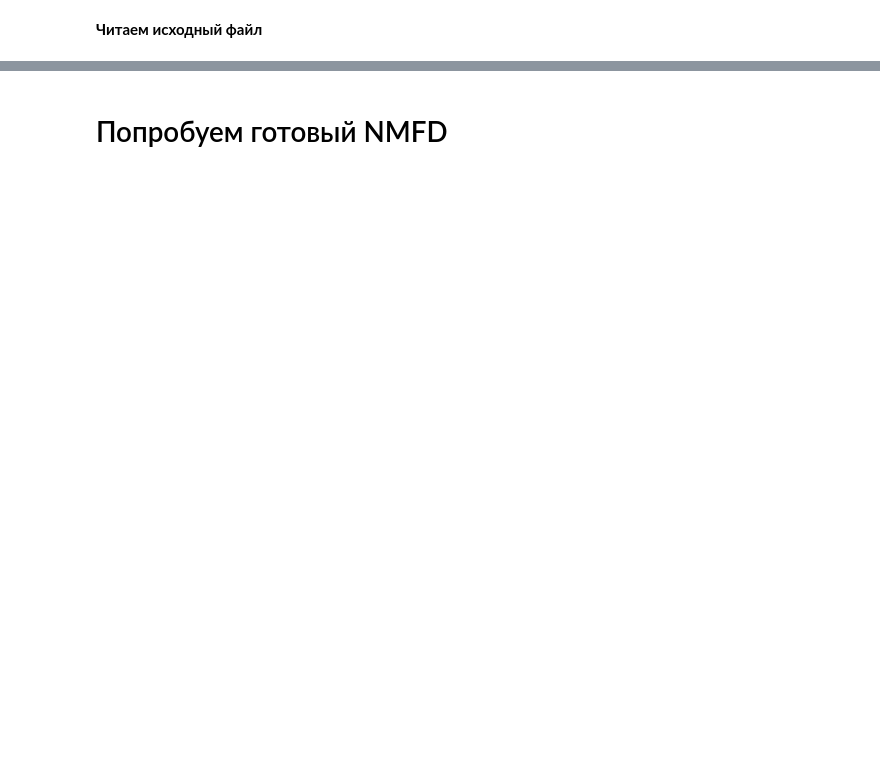
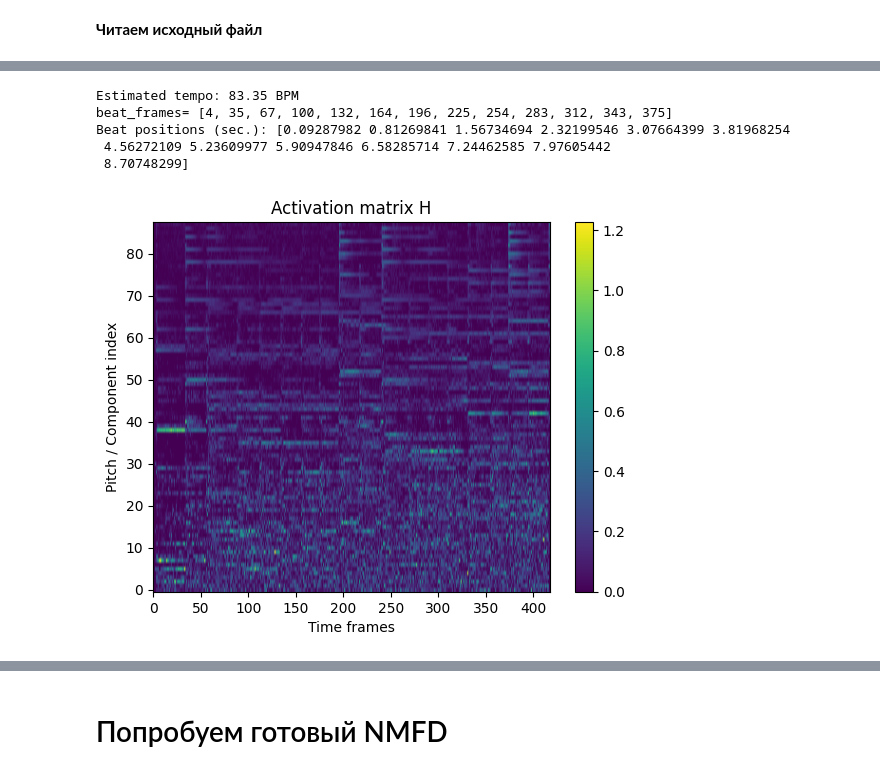
Before and after one commit to bierml/NMFforAMT, a Jupyter notebook: upgrade/Music_Transcribing[NMF].ipynb, the cells around one changed output, grey strips where cells are left out. Drawn from its saved outputs; the diff is of its cells as text; code cells hidden in the pictures; blank space fills up the shorter version.

```diff
--- a/upgrade/Music_Transcribing[NMF].ipynb
+++ b/upgrade/Music_Transcribing[NMF].ipynb
@@ -206,0 +199,43 @@ plt.show()
+# %%
+tempo, beats = librosa.beat.beat_track(y=x, sr=f_s)
+
+tempo = float(tempo)          # or: tempo = tempo.item()
+
+print(f"Estimated tempo: {tempo:.2f} BPM")
+
+beat_times = librosa.frames_to_time(beats, sr=f_s)
+beat_frames = list(map(int, beat_times * f_s / 1024))
+print("beat_frames=",beat_frames)
+print(f"Beat positions (sec.): {beat_times}")
+
+def beat_sync_H(H, beat_frames, mode="mean"):
+    Q, T = H.shape
+    B = len(beat_frames) - 1
+    H_beat = np.zeros((Q, B))
+
+    for b in range(B):
+        a, c = beat_frames[b], beat_frames[b+1]
+        if mode == "mean":
+            H_beat[:, b] = H[:, a:c].mean(axis=1)
+        else:
+            H_beat[:, b] = H[:, a:c].max(axis=1)
+
+    return H_beat
+H_v = np.log(1+100*H_new)
+#H_v = np.asarray(H_v)
+#H_v = beat_sync_H(H_v,beat_frames)
+import matplotlib.pyplot as plt
+plt.figure()
+plt.imshow(H_new, aspect='auto', origin='lower')
+plt.colorbar()
+plt.title("Activation matrix H")
+plt.xlabel("Time frames")
+plt.ylabel("Pitch / Component index")
+plt.show()
+# %% [output]
+Estimated tempo: 83.35 BPM
+beat_frames= [4, 35, 67, 100, 132, 164, 196, 225, 254, 283, 312, 343, 375]
+Beat positions (sec.): [0.09287982 0.81269841 1.56734694 2.32199546 3.07664399 3.81968254
+ 4.56272109 5.23609977 5.90947846 6.58285714 7.24462585 7.97605442
+ 8.70748299]
+[figure, added]
```
Also changed, not shown: parts of 12 cells of this notebook, 1 other file.
